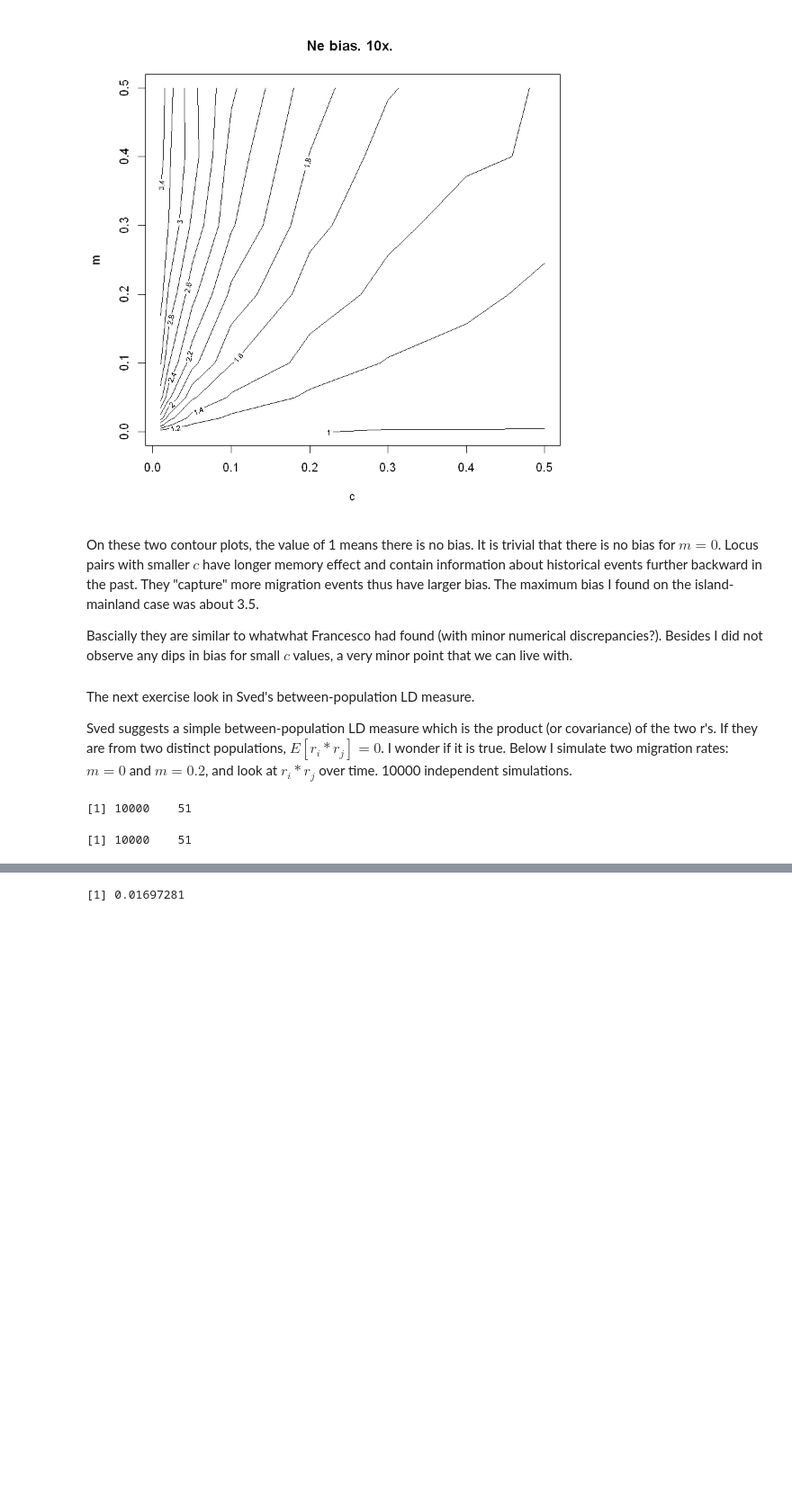
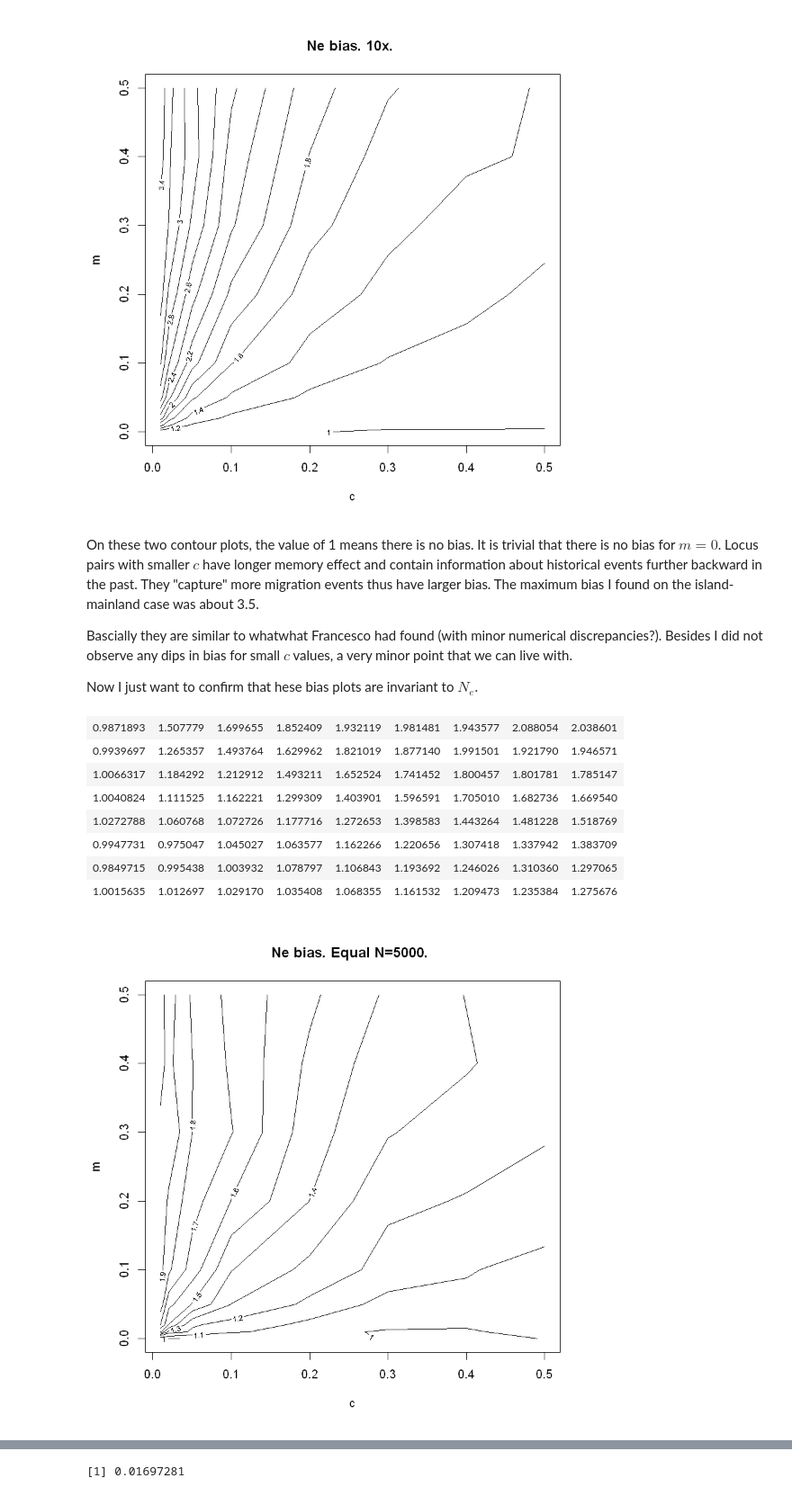
Before and after one commit to tinyuhui/UROP, a Jupyter notebook: tin-yu/migration_r2.ipynb, the cells around one changed output, grey strips where cells are left out. Shown at 90% size. Drawn from its saved outputs; the diff is of its cells as text; code cells hidden in the pictures; blank space fills up the shorter version.

```diff
--- a/tin-yu/migration_r2.ipynb
+++ b/tin-yu/migration_r2.ipynb
@@ -165,31 +164,46 @@ On these two contour plots, the value of 1 means there is no bias. It is trivial
 
 Bascially they are similar to whatwhat Francesco had found (with minor numerical discrepancies?). Besides I did not observe any dips in bias for small $c$ values, a very minor point that we can live with.
 
-#####
-
-The next exercise look in Sved's between-population LD measure.
-
-Sved suggests a simple between-population LD measure which is the product (or covariance) of the two r's. If they are from two distinct populations, $E[r_i*r_j]=0$. I wonder if it is true. Below I simulate two migration rates: $m=0$ and $m=0.2$, and look at $r_i*r_j$ over time. 10000 independent simulations.
+Now I just want to confirm that hese bias plots are invariant to $N_e$.
 # %%
-# JUST TRY TWO SCENARIOS. m=0 VS m=0.2. c=0.5 FIXED.
-N_focal<-rep(1000, 50)
+# I TEND TO HAVE DIFFERENT LENGTHS FOR c AND m TO AVOID CONFUSION
+N_focal<-5000
+c<-c(0.01, 0.02, 0.05, 0.1, 0.2, 0.3, 0.4, 0.5)
+m<-c(0, 0.01, 0.02, 0.05, 0.1, 0.2, 0.3, 0.4, 0.5)
+result_equal<-matrix(NA, nrow=length(c), ncol=length(m))
+result_equal_N<-matrix(NA, nrow=length(c), ncol=length(m))
 cl<-makeCluster(40)
 registerDoParallel(cl)
-result_mig0<-foreach(i=1:10000, .combine='rbind') %dopar%
-   {
-    if (!is.loaded('allele_freq')) {dyn.load('cpp/aestivation1.dll')}
-    temp<-sim_migration(N1=N_focal, N2=N_focal, m1=rep(0, 50), m2=rep(0, 50), c=0.5)$pop12_rr
-    return(temp)
-   }
-result_mig0.2<-foreach(i=1:10000, .combine='rbind') %dopar%
-   {
-    if (!is.loaded('allele_freq')) {dyn.load('cpp/aestivation1.dll')}
-    temp<-sim_migration(N1=N_focal, N2=N_focal, m1=rep(0.5, 50), m2=rep(0.5, 50), c=0.5)$pop12_rr
-    return(temp)
-   }
+for (i in 1:length(c))
+{
+    for (j in 1:length(m))
+    {
+        t1<-round(2.4/c[i])
+        t2<-ifelse(m[j]>0, round(2.4/m[j]), 10)
+        t<-max(t1, t2)
+        mig<-rep(m[j], t)
+        N_focal<-rep(5000, t)
+        temp_result<-foreach(k=1:5000, .combine='c') %dopar%
+        {
+            if (!is.loaded('allele_freq')) {dyn.load('cpp/aestivation1.dll')}
+            temp<-sim_migration(N1=N_focal, N2=N_focal, m1=mig, m2=mig, c=c[i])$pop1_r2
+            return(temp[t+1])
+        }
+        result_equal[i,j]<-mean(temp_result, na.rm=T)
+        result_equal_N[i,j]<-eq_N(r2=result_equal[i,j], c=c[i])
+    }
+}
 stopCluster(cl)
-dim(result_mig0)
-dim(result_mig0.2)
+# PLOT
+result_equal_N/5000
+contour(c, m, result_equal_N/5000, xlab='c', ylab='m', main='Ne bias. Equal N=5000. ')
 # %% [output]
-[1] 10000    51
-[1] 10000    51
+| 0.9871893 | 1.507779 | 1.699655 | 1.852409 | 1.932119 | 1.981481 | 1.943577 | 2.088054 | 2.038601 |
+| 0.9939697 | 1.265357 | 1.493764 | 1.629962 | 1.821019 | 1.877140 | 1.991501 | 1.921790 | 1.946571 |
+| 1.0066317 | 1.184292 | 1.212912 | 1.493211 | 1.652524 | 1.741452 | 1.800457 | 1.801781 | 1.785147 |
+| 1.0040824 | 1.111525 | 1.162221 | 1.299309 | 1.403901 | 1.596591 | 1.705010 | 1.682736 | 1.669540 |
+| 1.0272788 | 1.060768 | 1.072726 | 1.177716 | 1.272653 | 1.398583 | 1.443264 | 1.481228 | 1.518769 |
+| 0.9947731 | 0.975047 | 1.045027 | 1.063577 | 1.162266 | 1.220656 | 1.307418 | 1.337942 | 1.383709 |
+| 0.9849715 | 0.995438 | 1.003932 | 1.078797 | 1.106843 | 1.193692 | 1.246026 | 1.310360 | 1.297065 |
+| 1.0015635 | 1.012697 | 1.029170 | 1.035408 | 1.068355 | 1.161532 | 1.209473 | 1.235384 | 1.275676 |
+[figure, added]
```
Also changed, not shown: parts of 3 cells of this notebook.
